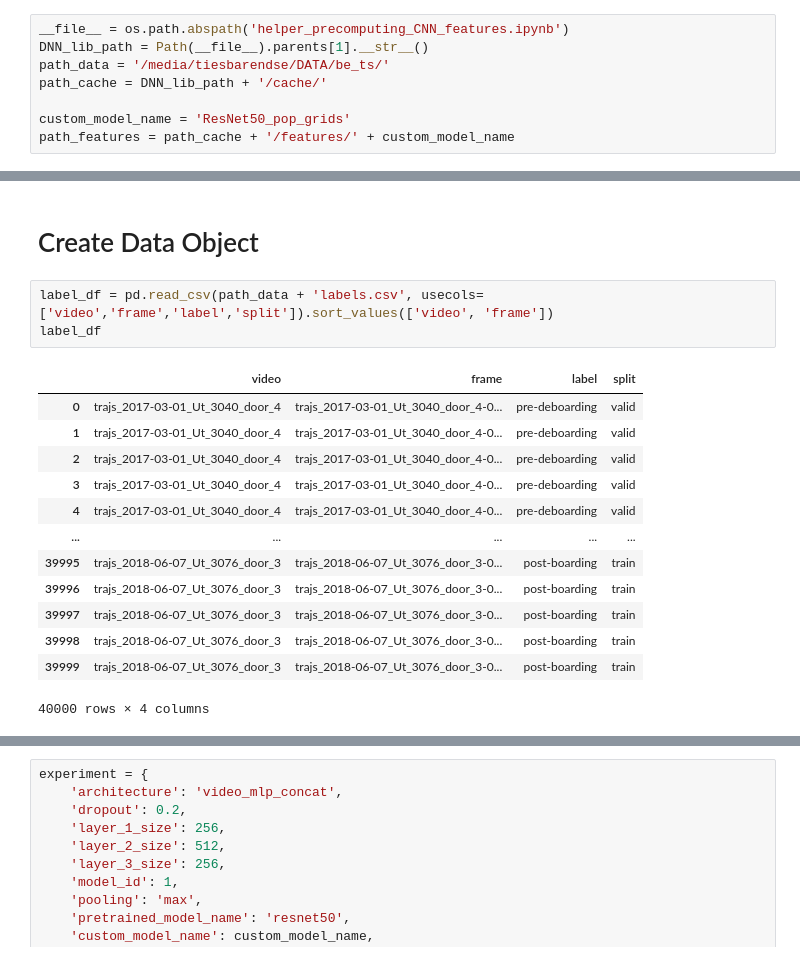
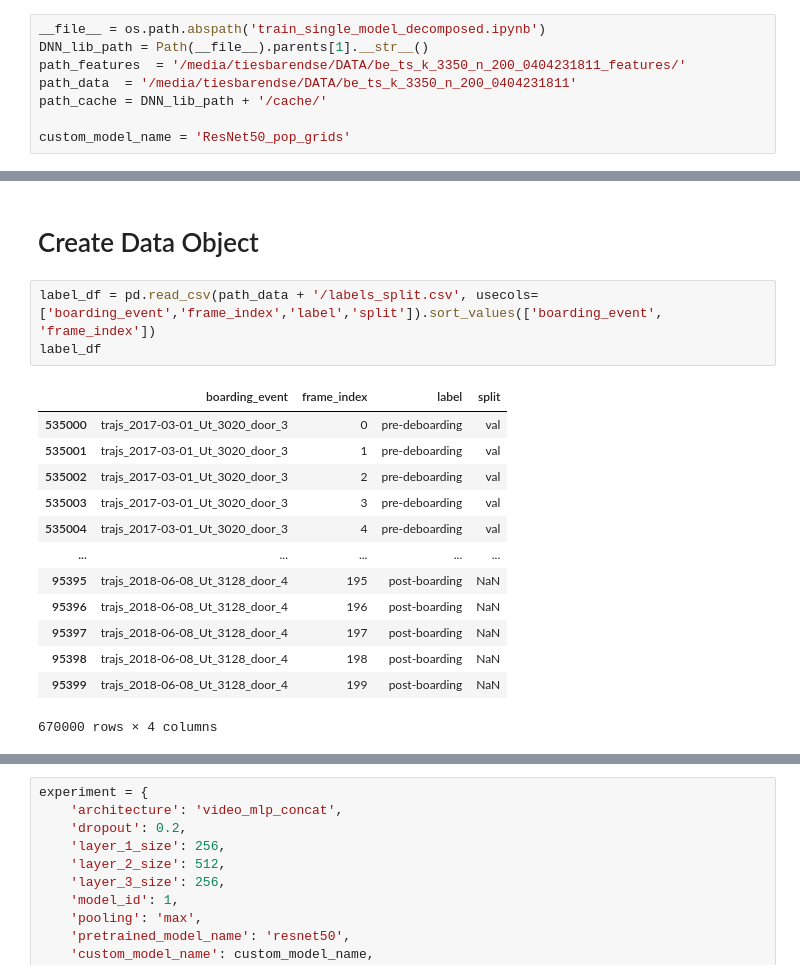
Before and after one commit to mmmbarendse/Deep-Neural-Networks-for-Video-Classification, a Jupyter notebook: notebooks/train_single_model_decomposed.ipynb, the cells around one changed output, grey strips where cells are left out. Drawn from its saved outputs; the diff is of its cells as text.

Commit message:
added split dataset notebook

```diff
--- a/notebooks/train_single_model_decomposed.ipynb
+++ b/notebooks/train_single_model_decomposed.ipynb
@@ -27,11 +15,11 @@ To enable them in other operations, rebuild TensorFlow with the appropriate comp
 # %%
-__file__ = os.path.abspath('helper_precomputing_CNN_features.ipynb')
+__file__ = os.path.abspath('train_single_model_decomposed.ipynb')
 DNN_lib_path = Path(__file__).parents[1].__str__()
-path_data = '/media/tiesbarendse/DATA/be_ts/'
+path_features  = '/media/tiesbarendse/DATA/be_ts_k_3350_n_200_0404231811_features/'
+path_data  = '/media/tiesbarendse/DATA/be_ts_k_3350_n_200_0404231811'
 path_cache = DNN_lib_path + '/cache/'
 
 custom_model_name = 'ResNet50_pop_grids'
-path_features = path_cache + '/features/' + custom_model_name
 # %%
 # setup logging
 # any explicit log messages or uncaught errors to stdout and file /logs.log
@@ -59,22 +47,22 @@ from deepvideoclassification.data import Data
 # %% [markdown]
 # Create Data Object
 # %%
-label_df = pd.read_csv(path_data + 'labels.csv', usecols=['video','frame','label','split']).sort_values(['video', 'frame'])
+label_df = pd.read_csv(path_data + '/labels_split.csv', usecols=['boarding_event','frame_index','label','split']).sort_values(['boarding_event', 'frame_index'])
 label_df
 # %% [output]
-|  | video | frame | label | split |
-| 0 | trajs_2017-03-01_Ut_3040_door_4 | trajs_2017-03-01_Ut_3040_door_4-0... | pre-deboarding | valid |
-| 1 | trajs_2017-03-01_Ut_3040_door_4 | trajs_2017-03-01_Ut_3040_door_4-0... | pre-deboarding | valid |
-| 2 | trajs_2017-03-01_Ut_3040_door_4 | trajs_2017-03-01_Ut_3040_door_4-0... | pre-deboarding | valid |
-| 3 | trajs_2017-03-01_Ut_3040_door_4 | trajs_2017-03-01_Ut_3040_door_4-0... | pre-deboarding | valid |
-| 4 | trajs_2017-03-01_Ut_3040_door_4 | trajs_2017-03-01_Ut_3040_door_4-0... | pre-deboarding | valid |
+|  | boarding_event | frame_index | label | split |
+| 535000 | trajs_2017-03-01_Ut_3020_door_3 | 0 | pre-deboarding | val |
+| 535001 | trajs_2017-03-01_Ut_3020_door_3 | 1 | pre-deboarding | val |
+| 535002 | trajs_2017-03-01_Ut_3020_door_3 | 2 | pre-deboarding | val |
+| 535003 | trajs_2017-03-01_Ut_3020_door_3 | 3 | pre-deboarding | val |
+| 535004 | trajs_2017-03-01_Ut_3020_door_3 | 4 | pre-deboarding | val |
 | ... | ... | ... | ... | ... |
-| 39995 | trajs_2018-06-07_Ut_3076_door_3 | trajs_2018-06-07_Ut_3076_door_3-0... | post-boarding | train |
-| 39996 | trajs_2018-06-07_Ut_3076_door_3 | trajs_2018-06-07_Ut_3076_door_3-0... | post-boarding | train |
-| 39997 | trajs_2018-06-07_Ut_3076_door_3 | trajs_2018-06-07_Ut_3076_door_3-0... | post-boarding | train |
-| 39998 | trajs_2018-06-07_Ut_3076_door_3 | trajs_2018-06-07_Ut_3076_door_3-0... | post-boarding | train |
-| 39999 | trajs_2018-06-07_Ut_3076_door_3 | trajs_2018-06-07_Ut_3076_door_3-0... | post-boarding | train |
+| 95395 | trajs_2018-06-08_Ut_3128_door_4 | 195 | post-boarding | NaN |
+| 95396 | trajs_2018-06-08_Ut_3128_door_4 | 196 | post-boarding | NaN |
+| 95397 | trajs_2018-06-08_Ut_3128_door_4 | 197 | post-boarding | NaN |
+| 95398 | trajs_2018-06-08_Ut_3128_door_4 | 198 | post-boarding | NaN |
+| 95399 | trajs_2018-06-08_Ut_3128_door_4 | 199 | post-boarding | NaN |
-40000 rows × 4 columns
+670000 rows × 4 columns
 # %%
 labels_dummied = pd.get_dummies(label_df, columns=['label'])
 labels_dummied
```
Also changed, not shown: parts of 4 cells of this notebook, 2 other files.
